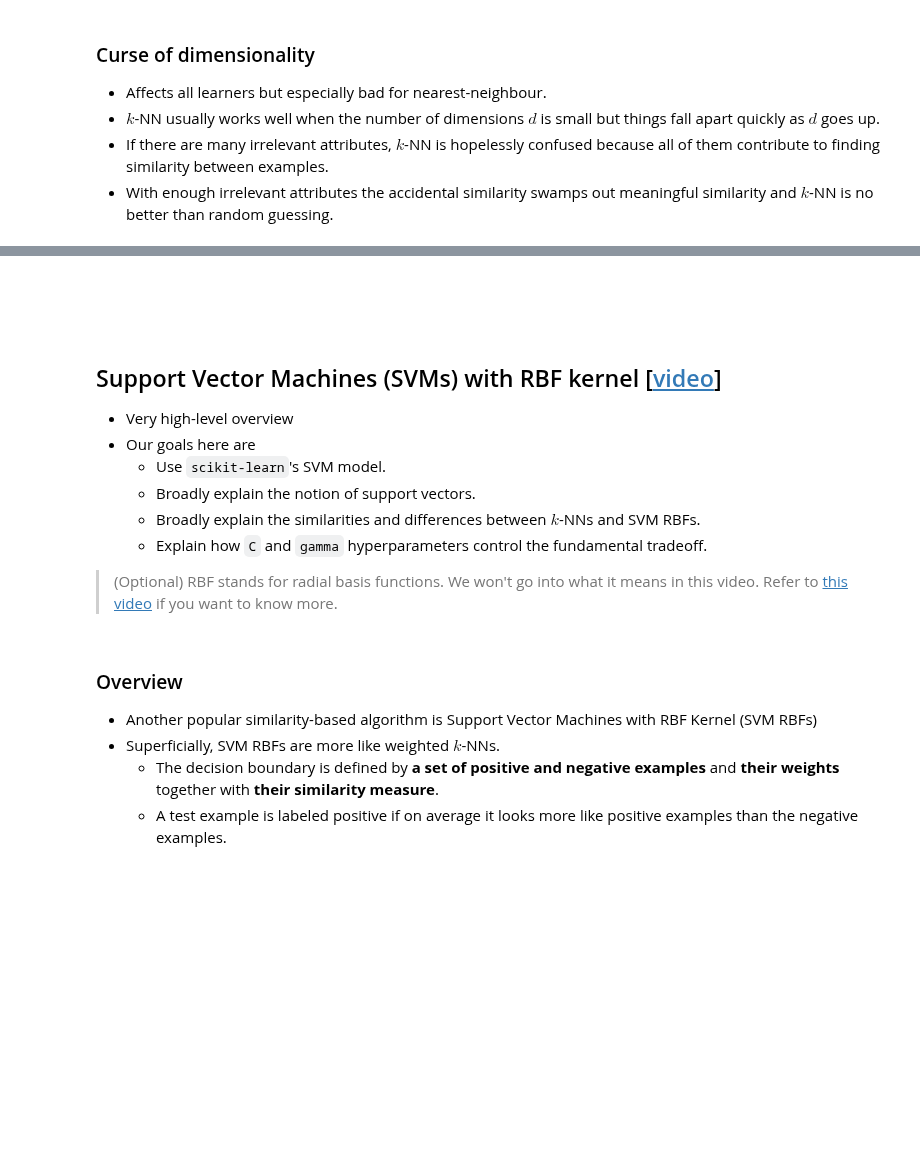
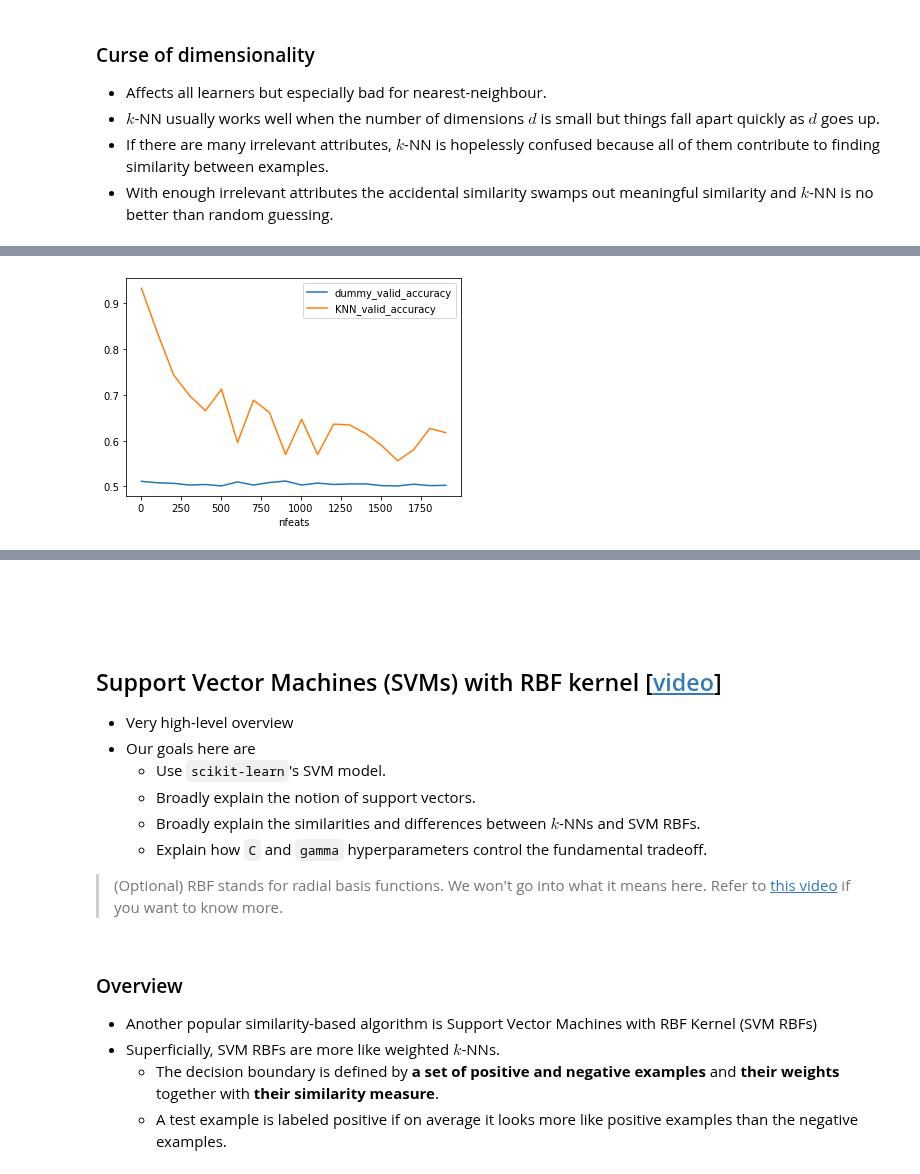
Before and after one commit to UBC-CS/cpsc330-2023s, a Jupyter notebook: lectures/04_kNNs-SVM-RBF.ipynb, the cells around one changed output, grey strips where cells are left out. Saved outputs shown, nothing was run; the diff lists cells and outputs as text; code cells hidden in the pictures; blank space fills up the shorter version.

```diff
--- a/lectures/04_kNNs-SVM-RBF.ipynb
+++ b/lectures/04_kNNs-SVM-RBF.ipynb
@@ -517,3 +697,7 @@ pd.DataFrame(nfeats_accuracy)
+# %%
+pd.DataFrame(nfeats_accuracy).set_index("nfeats").plot();
+# %% [output]
+[figure, added]
 # %% [markdown]
 ## Break (5 min)
 
@@ -530,7 +714,7 @@ pd.DataFrame(nfeats_accuracy)
     - Broadly explain the similarities and differences between $k$-NNs and SVM RBFs.
     - Explain how `C` and `gamma` hyperparameters control the fundamental tradeoff.
 
-> (Optional) RBF stands for radial basis functions. We won't go into what it means in this video. Refer to [this video](https://www.youtube.com/watch?v=Qc5IyLW_hns) if you want to know more.
+> (Optional) RBF stands for radial basis functions. We won't go into what it means here. Refer to [this video](https://www.youtube.com/watch?v=Qc5IyLW_hns) if you want to know more.
 # %% [markdown]
 ### Overview
 
```
Also changed, not shown: parts of 67 cells of this notebook.
